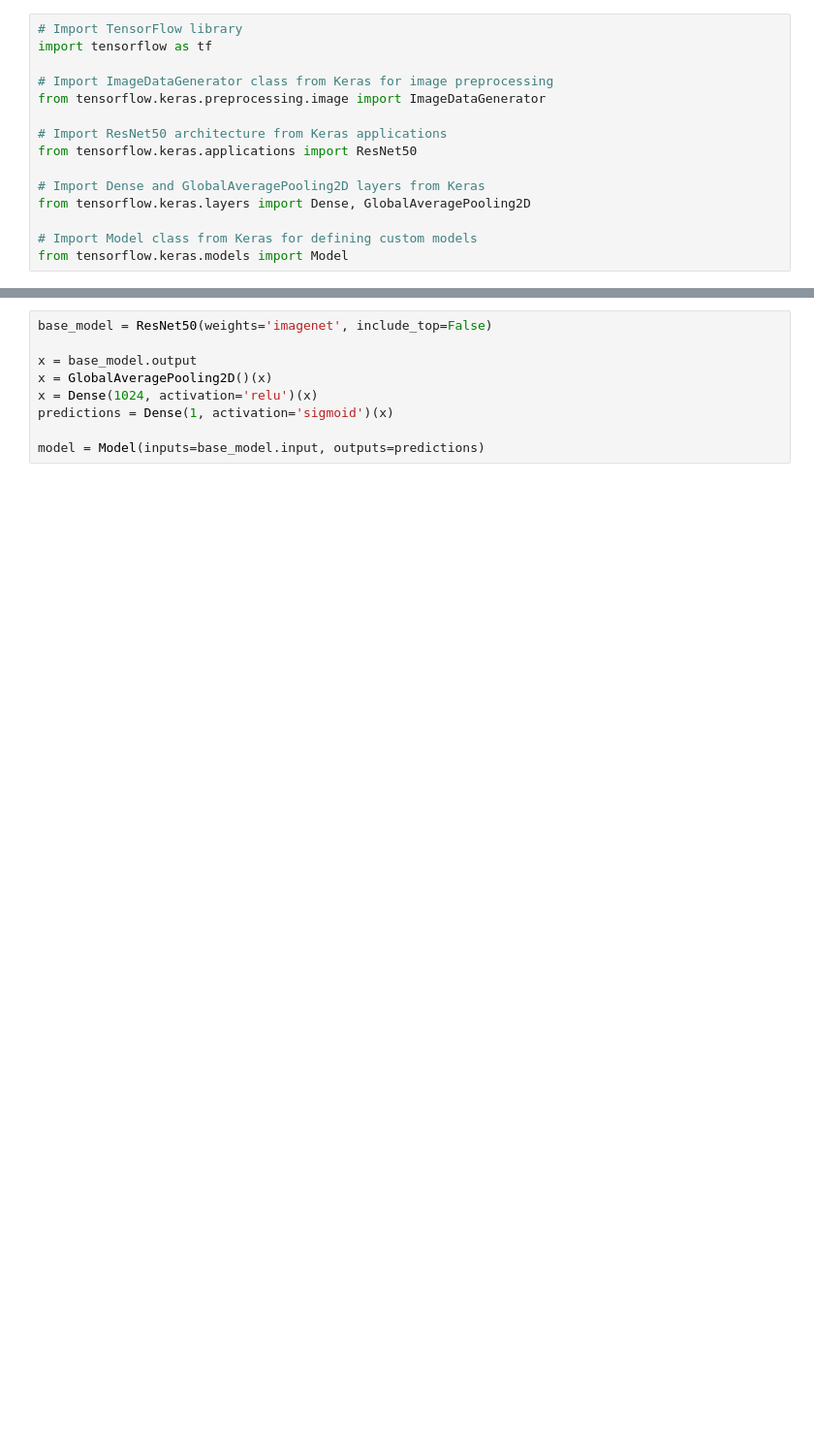
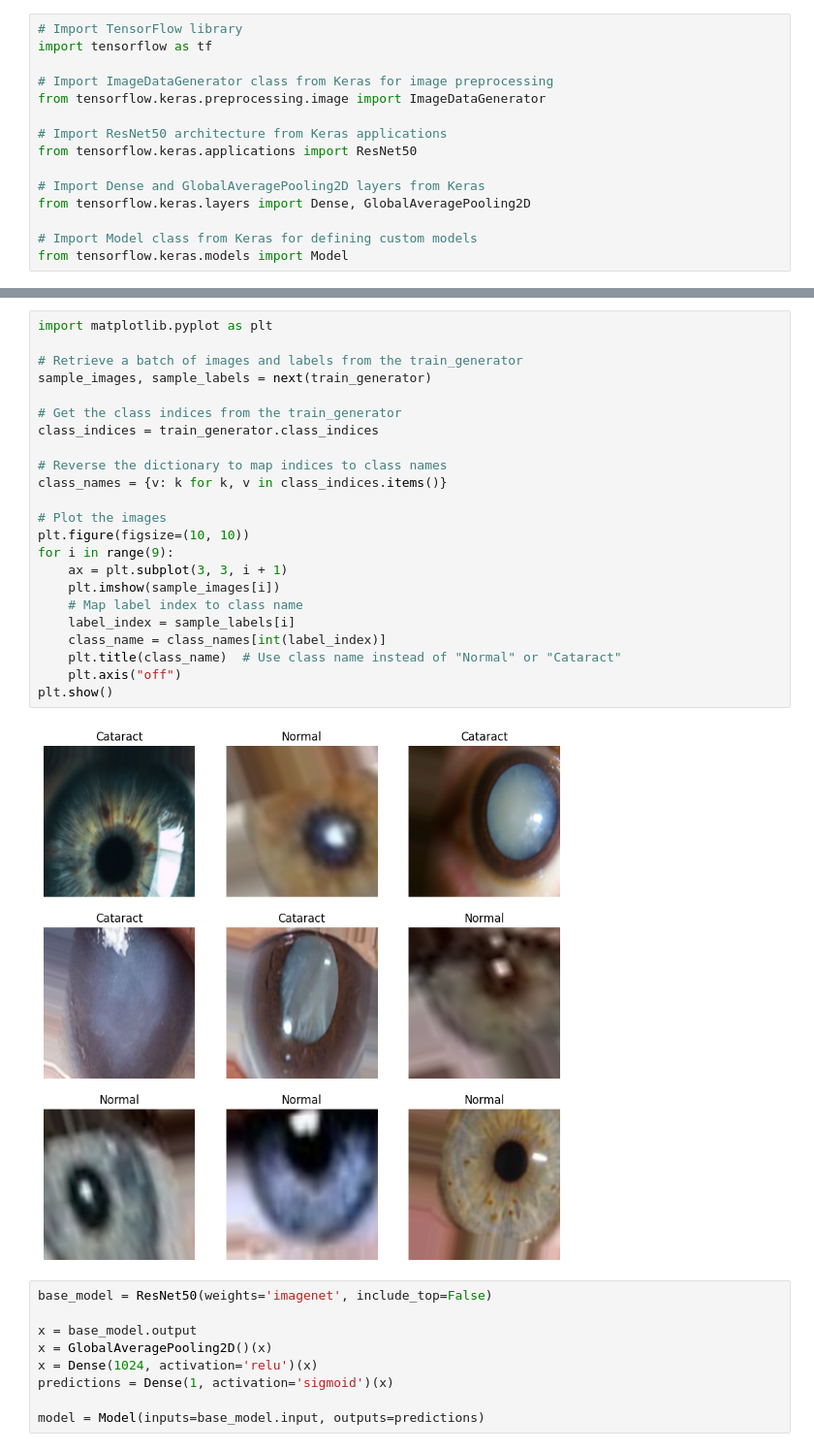
Before and after one commit to thegeeksinfo/Deep-Learning-Cataract-Detection, a Jupyter notebook: notebooks/train_model.ipynb, the cells around one changed output, grey strips where cells are left out. Shown: that part at 97% size. Saved outputs shown, nothing was run; the diff lists cells and outputs as text; blank space fills up the shorter version.

```diff
--- a/notebooks/train_model.ipynb
+++ b/notebooks/train_model.ipynb
@@ -49,3 +57,28 @@ Found 1776 images belonging to 2 classes.
+# %%
+import matplotlib.pyplot as plt
+
+# Retrieve a batch of images and labels from the train_generator
+sample_images, sample_labels = next(train_generator)
+
+# Get the class indices from the train_generator
+class_indices = train_generator.class_indices
+
+# Reverse the dictionary to map indices to class names
+class_names = {v: k for k, v in class_indices.items()}
+
+# Plot the images
+plt.figure(figsize=(10, 10))
+for i in range(9):
+    ax = plt.subplot(3, 3, i + 1)
+    plt.imshow(sample_images[i])
+    # Map label index to class name
+    label_index = sample_labels[i]
+    class_name = class_names[int(label_index)]
+    plt.title(class_name)  # Use class name instead of "Normal" or "Cataract"
+    plt.axis("off")
+plt.show()
+# %% [output]
+[figure, added]
 # %%
 base_model = ResNet50(weights='imagenet', include_top=False)
 
```
Also changed, not shown: parts of 5 cells of this notebook, 2 other files.
